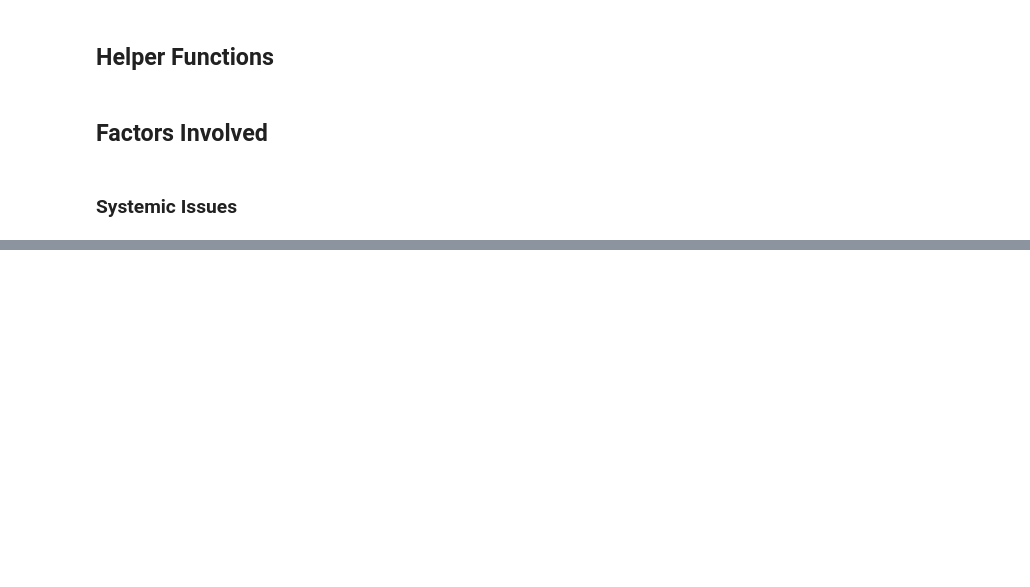
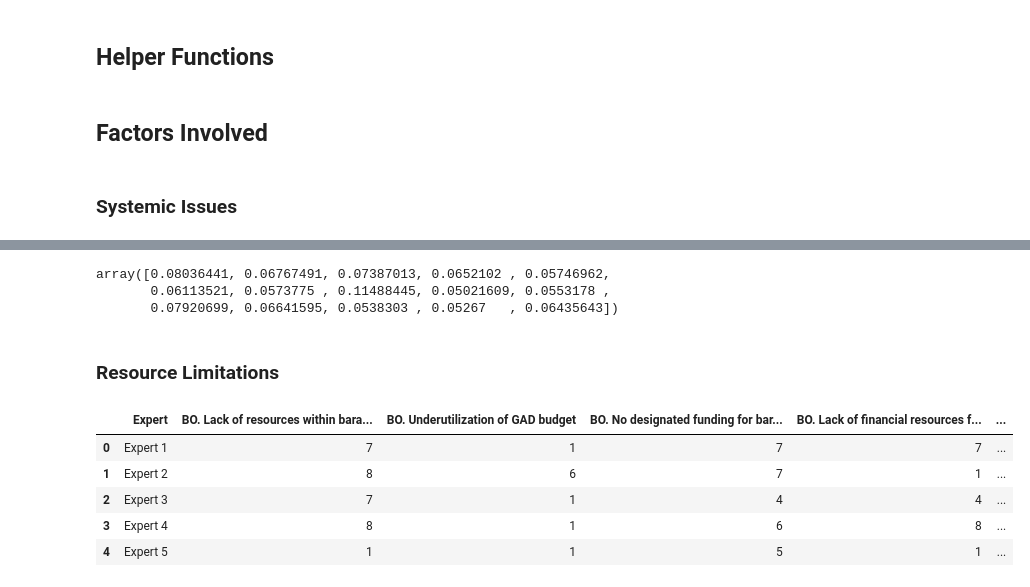
Before and after one commit to omoraisu/Final-Boss-VAW-Lang, a Jupyter notebook: 2_bwm.ipynb, the cells around one changed output, grey strips where cells are left out. Saved outputs shown, nothing was run; the diff lists cells and outputs as text; code cells hidden in the pictures; blank space fills up the shorter version.

```diff
--- a/2_bwm.ipynb
+++ b/2_bwm.ipynb
@@ -53,0 +113,20 @@ import seaborn as sns
+# %%
+sys_aggregated_weights = aggregate_expert_weights(sys_expert_results, aggregation_method='arithmetic_mean')
+sys_aggregated_weights
+# %% [output]
+array([0.08036441, 0.06767491, 0.07387013, 0.0652102 , 0.05746962,
+       0.06113521, 0.0573775 , 0.11488445, 0.05021609, 0.0553178 ,
+       0.07920699, 0.06641595, 0.0538303 , 0.05267   , 0.06435643])
+# %% [markdown]
+### **Resource Limitations**
+# %%
+# Import dataset
+df_res =  pd.read_csv('bwm_dataset/bwm_res.csv')
+df_res.head()
+# %% [output]
+|  | Expert | BO. Lack of resources within bara... | BO. Underutilization of GAD budget | BO. No designated funding for bar... | BO. Lack of financial resources f... | ... |
+| 0 | Expert 1 | 7 | 1 | 7 | 7 | ... |
+| 1 | Expert 2 | 8 | 6 | 7 | 1 | ... |
+| 2 | Expert 3 | 7 | 1 | 4 | 4 | ... |
+| 3 | Expert 4 | 8 | 1 | 6 | 8 | ... |
+| 4 | Expert 5 | 1 | 1 | 5 | 1 | ... |
```
Also changed, not shown: parts of 23 cells of this notebook.
